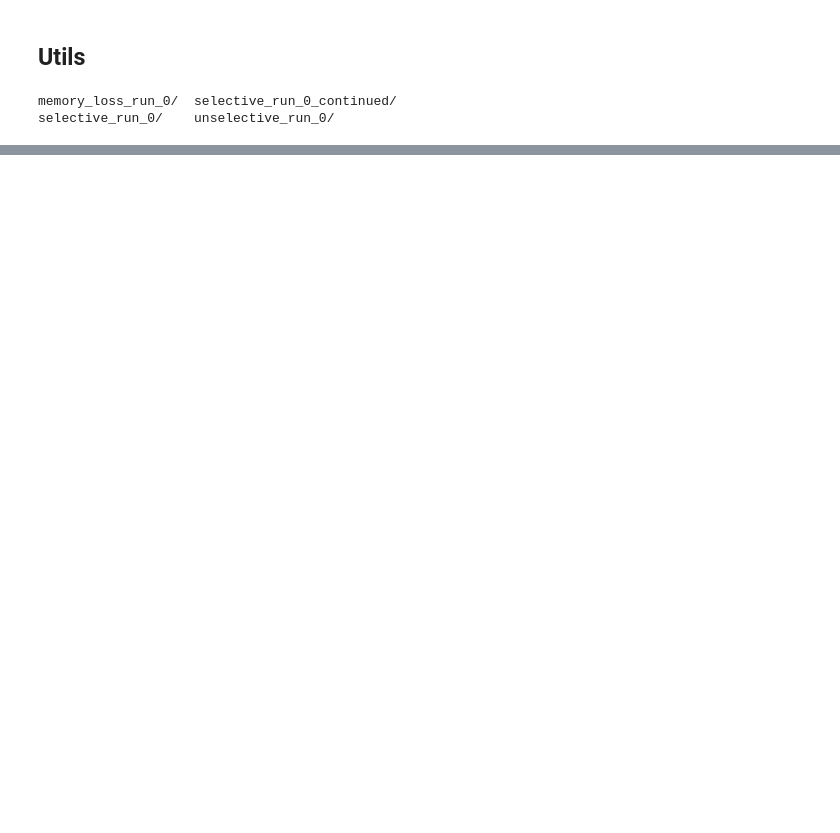
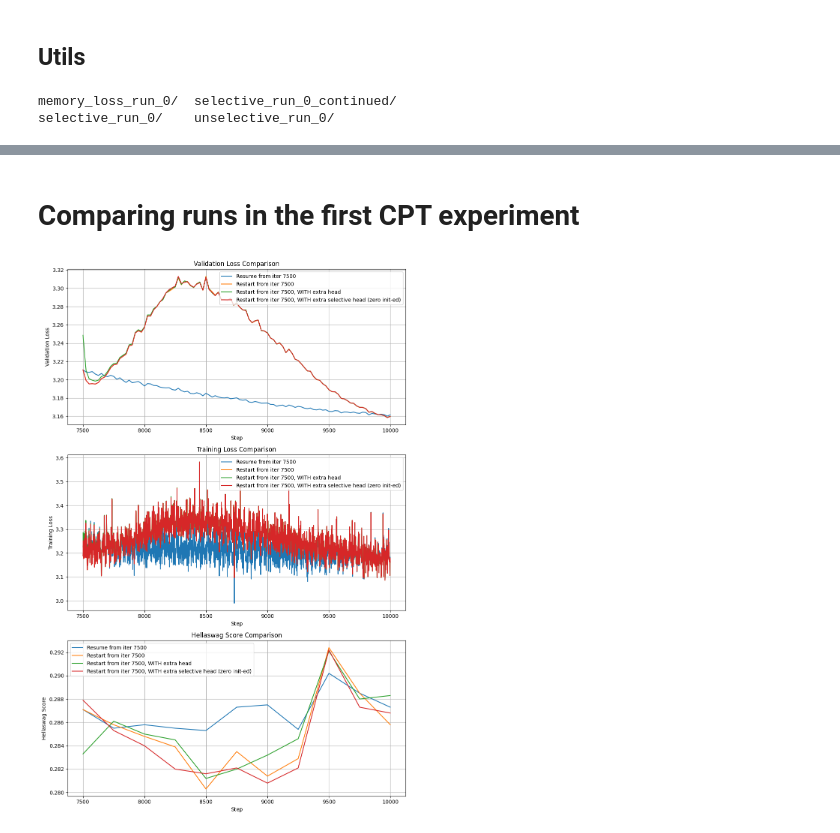
Before and after one commit to andrew-healey/context-compression, a Jupyter notebook: compare-runs.ipynb, the cells around one changed output, grey strips where cells are left out. Saved outputs shown, nothing was run; the diff lists cells and outputs as text; code cells hidden in the pictures; blank space fills up the shorter version.

Commit message:
add results and analysis from experiment #2

```diff
--- a/compare-runs.ipynb
+++ b/compare-runs.ipynb
@@ -98,0 +102,64 @@ plt.show()
+# %% [markdown]
+# Comparing runs in the first CPT experiment
+# %%
+cpt_runs = {
+    "unselective_run_0_continued": "Resume from iter 7500",
+    "unselective_run_0_restarted": "Restart from iter 7500",
+    "unselective_run_0_restarted_with_head": "Restart from iter 7500, WITH extra head",
+    "self_to_selective_run_0_restarted": "Restart from iter 7500, WITH extra selective head (zero init-ed)"
+}
+
+import os
+os.environ["HF_TOKEN"] = "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"
+from huggingface_hub import hf_hub_download
+
+def get_parsed_run_info(run_id: str) -> LogData:
+    log_path = hf_hub_download(repo_id="andrew-healey/context-compression", filename=f"{run_id}/log2.txt")
+    log_data = parse_log2(log_path)
+    # let's make the steps start at 7500
+    base_step = 7500
+
+    min_step = min(log_data.train, key=lambda x: x[0])[0]
+    log_data.train = [(x[0] - min_step + base_step, x[1]) for x in log_data.train]
+    log_data.val = [(x[0] - min_step + base_step, x[1]) for x in log_data.val]
+    log_data.hella = [(x[0] - min_step + base_step, x[1]) for x in log_data.hella]
+    return log_data
+
+
+cpt_run_infos = {k: {"log_data": get_parsed_run_info(k), "name": v} for k, v in cpt_runs.items()}
+
+import matplotlib.pyplot as plt
+
+fig, (ax1, ax2, ax3) = plt.subplots(3, 1, figsize=(10, 15))
+
+# Validation Loss
+for run_id, run_info in cpt_run_infos.items():
+    ax1.plot([x[0] for x in run_info["log_data"].val], [x[1] for x in run_info["log_data"].val], label=run_info["name"])
+ax1.set_xlabel('Step')
+ax1.set_ylabel('Validation Loss')
+ax1.set_title('Validation Loss Comparison')
+ax1.legend()
+ax1.grid(True)
+
+# Training Loss
+for run_id, run_info in cpt_run_infos.items():
+    ax2.plot([x[0] for x in run_info["log_data"].train], [x[1] for x in run_info["log_data"].train], label=run_info["name"])
+ax2.set_xlabel('Step')
+ax2.set_ylabel('Training Loss')
+ax2.set_title('Training Loss Comparison')
+ax2.legend()
+ax2.grid(True)
+
+# Hellaswag Score
+for run_id, run_info in cpt_run_infos.items():
+    ax3.plot([x[0] for x in run_info["log_data"].hella], [x[1] for x in run_info["log_data"].hella], label=run_info["name"])
+ax3.set_xlabel('Step')
+ax3.set_ylabel('Hellaswag Score')
+ax3.set_title('Hellaswag Score Comparison')
+ax3.legend()
+ax3.grid(True)
+
+plt.tight_layout()
+plt.show()
+# %% [output]
+[figure, added]
```
Also changed, not shown: parts of 3 cells of this notebook, 4 other files.
